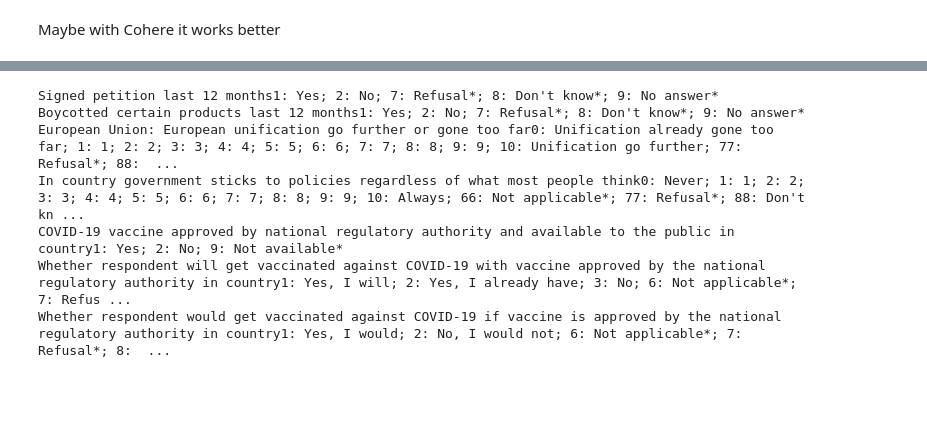
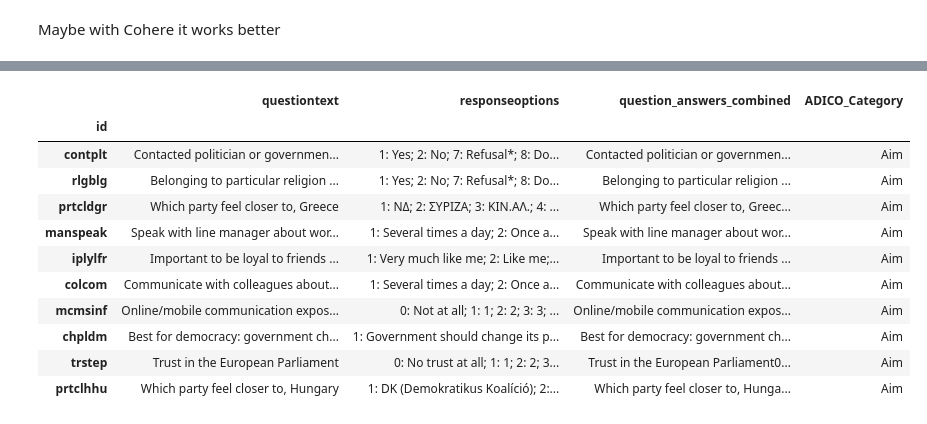
Before and after one commit to GeorgeGitHubbins/MScThesis-Extracting-InformalRules-from-Surveys, a Jupyter notebook: ReadESS.ipynb, the cells around one changed output, grey strips where cells are left out. Cells and saved outputs as stored; diff of their text form; code cells hidden in the pictures; blank space fills up the shorter version.

```diff
--- a/ReadESS.ipynb
+++ b/ReadESS.ipynb
@@ -468,15 +483,20 @@ Aims = ESSQuestionData.loc[ESSQuestionData['ADICO_category'].str.contains('Aim',
 
 # chosen_aims = ["R06a_media_freq",  "R2_implementation_NM4", "R2_implementation_NM5", "R2_implementation_SM3"]
-# %%
-for aim in Aims: print(aim)
-# %% [output]
-Signed petition last 12 months1: Yes; 2: No; 7: Refusal*; 8: Don't know*; 9: No answer*
-Boycotted certain products last 12 months1: Yes; 2: No; 7: Refusal*; 8: Don't know*; 9: No answer*
-European Union: European unification go further or gone too far0: Unification already gone too far; 1: 1; 2: 2; 3: 3; 4: 4; 5: 5; 6: 6; 7: 7; 8: 8; 9: 9; 10: Unification go further; 77: Refusal*; 88:  ...
-In country government sticks to policies regardless of what most people think0: Never; 1: 1; 2: 2; 3: 3; 4: 4; 5: 5; 6: 6; 7: 7; 8: 8; 9: 9; 10: Always; 66: Not applicable*; 77: Refusal*; 88: Don't kn ...
-COVID-19 vaccine approved by national regulatory authority and available to the public in country1: Yes; 2: No; 9: Not available*
-Whether respondent will get vaccinated against COVID-19 with vaccine approved by the national regulatory authority in country1: Yes, I will; 2: Yes, I already have; 3: No; 6: Not applicable*; 7: Refus ...
-Whether respondent would get vaccinated against COVID-19 if vaccine is approved by the national regulatory authority in country1: Yes, I would; 2: No, I would not; 6: Not applicable*; 7: Refusal*; 8:  ...
+# %%
+ESSQuestionData_ADICO[ESSQuestionData_ADICO['ADICO_Category']=="Aim"].sample(10)
+# %% [output]
+|  | questiontext | responseoptions | question_answers_combined | ADICO_Category |
+| id |  |  |  |  |
+| contplt | Contacted politician or governmen... | 1: Yes; 2: No; 7: Refusal*; 8: Do... | Contacted politician or governmen... | Aim |
+| rlgblg | Belonging to particular religion ... | 1: Yes; 2: No; 7: Refusal*; 8: Do... | Belonging to particular religion ... | Aim |
+| prtcldgr | Which party feel closer to, Greece | 1: ΝΔ; 2: ΣΥΡΙΖΑ; 3: ΚΙΝ.ΑΛ.; 4: ... | Which party feel closer to, Greec... | Aim |
+| manspeak | Speak with line manager about wor... | 1: Several times a day; 2: Once a... | Speak with line manager about wor... | Aim |
+| iplylfr | Important to be loyal to friends ... | 1: Very much like me; 2: Like me;... | Important to be loyal to friends ... | Aim |
+| colcom | Communicate with colleagues about... | 1: Several times a day; 2: Once a... | Communicate with colleagues about... | Aim |
+| mcmsinf | Online/mobile communication expos... | 0: Not at all; 1: 1; 2: 2; 3: 3; ... | Online/mobile communication expos... | Aim |
+| chpldm | Best for democracy: government ch... | 1: Government should change its p... | Best for democracy: government ch... | Aim |
+| trstep | Trust in the European Parliament | 0: No trust at all; 1: 1; 2: 2; 3... | Trust in the European Parliament0... | Aim |
+| prtclhhu | Which party feel closer to, Hungary | 1: DK (Demokratikus Koalíció); 2:... | Which party feel closer to, Hunga... | Aim |
 # %%
 survey_questions
 # %% [output]
```
Also changed, not shown: parts of 23 cells of this notebook, 3 other files.
